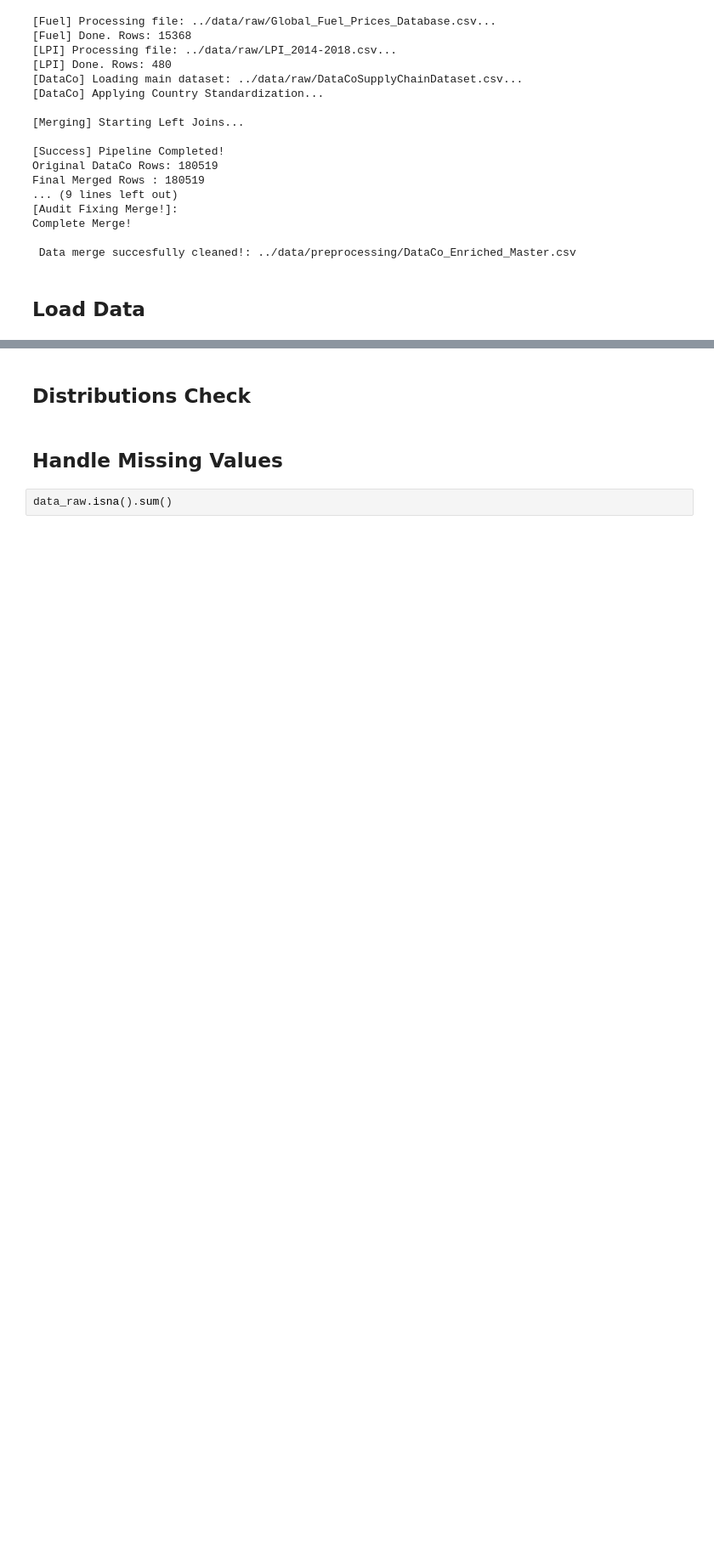
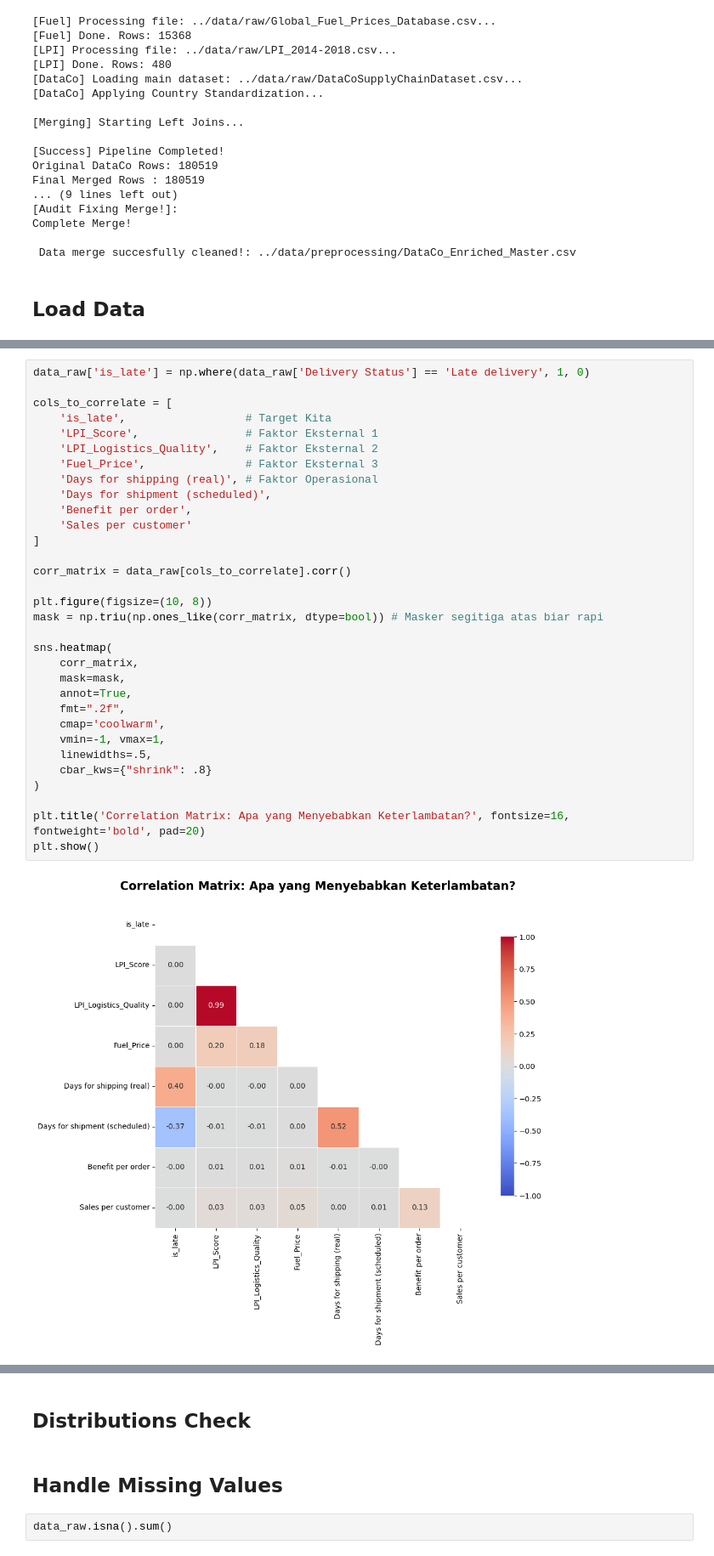
Before and after one commit to ahmdtrdi/LogisticAIOptimization, a Jupyter notebook: notebooks/EDA.ipynb, the cells around one changed output, grey strips where cells are left out. Shown at 85% size. Saved outputs shown, nothing was run; the diff lists cells and outputs as text; blank space fills up the shorter version.

```diff
--- a/notebooks/EDA.ipynb
+++ b/notebooks/EDA.ipynb
@@ -639,0 +664,34 @@ plt.show()
+# %%
+data_raw['is_late'] = np.where(data_raw['Delivery Status'] == 'Late delivery', 1, 0)
+
+cols_to_correlate = [
+    'is_late',                  # Target Kita
+    'LPI_Score',                # Faktor Eksternal 1
+    'LPI_Logistics_Quality',    # Faktor Eksternal 2
+    'Fuel_Price',               # Faktor Eksternal 3
+    'Days for shipping (real)', # Faktor Operasional
+    'Days for shipment (scheduled)',
+    'Benefit per order',
+    'Sales per customer'
+]
+
+corr_matrix = data_raw[cols_to_correlate].corr()
+
+plt.figure(figsize=(10, 8))
+mask = np.triu(np.ones_like(corr_matrix, dtype=bool)) # Masker segitiga atas biar rapi
+
+sns.heatmap(
+    corr_matrix,
+    mask=mask,
+    annot=True,
+    fmt=".2f",
+    cmap='coolwarm',
+    vmin=-1, vmax=1,
+    linewidths=.5,
+    cbar_kws={"shrink": .8}
+)
+
+plt.title('Correlation Matrix: Apa yang Menyebabkan Keterlambatan?', fontsize=16, fontweight='bold', pad=20)
+plt.show()
+# %% [output]
+[figure, added]
```
Also changed, not shown: parts of 29 cells of this notebook.
